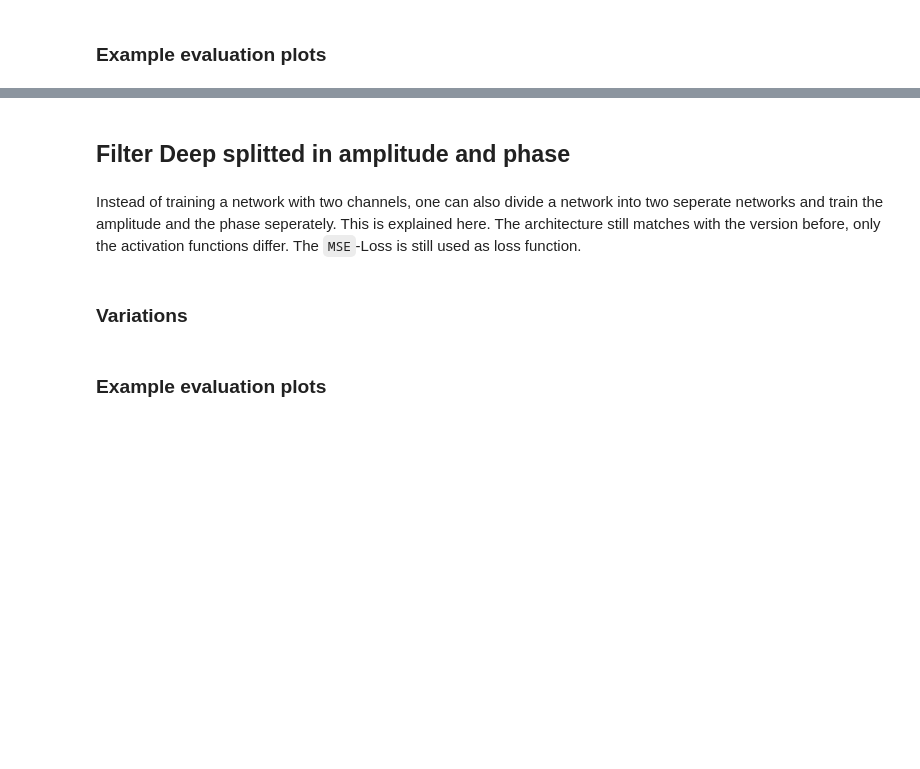
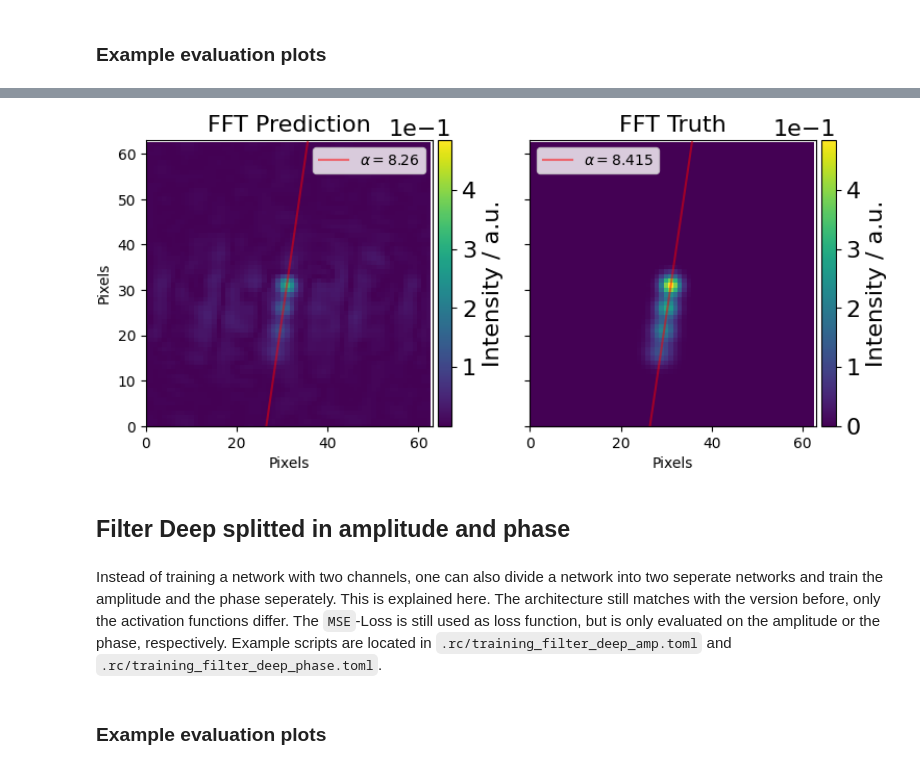
Before and after one commit to radionets-project/radionets, a Jupyter notebook: examples/04_filter_deep.ipynb, the cells around one changed output, grey strips where cells are left out. Saved outputs shown, nothing was run; the diff lists cells and outputs as text; code cells hidden in the pictures; blank space fills up the shorter version.

```diff
--- a/examples/04_filter_deep.ipynb
+++ b/examples/04_filter_deep.ipynb
@@ -19,8 +25,10 @@ Example training script in `.rc/training_filter_deep.toml`. The `MSE`-Loss was u
+# %%
+Image(data=".rc/filter_deep_eval/source_normal.png", width=800, height=500)
+# %% [output]
+[figure, added]
 # %% [markdown]
 ## Filter Deep splitted in amplitude and phase
 # %% [markdown]
-Instead of training a network with two channels, one can also divide a network into two seperate networks and train the amplitude and the phase seperately. This is explained here. The architecture still matches with the version before, only the activation functions differ. The `MSE`-Loss is still used as loss function.
+Instead of training a network with two channels, one can also divide a network into two seperate networks and train the amplitude and the phase seperately. This is explained here. The architecture still matches with the version before, only the activation functions differ. The `MSE`-Loss is still used as loss function, but is only evaluated on the amplitude or the phase, respectively. Example scripts are located in `.rc/training_filter_deep_amp.toml` and `.rc/training_filter_deep_phase.toml`.
-# %% [markdown]
-### Variations
 # %% [markdown]
 ### Example evaluation plots
```
Also changed, not shown: parts of 4 cells of this notebook.
